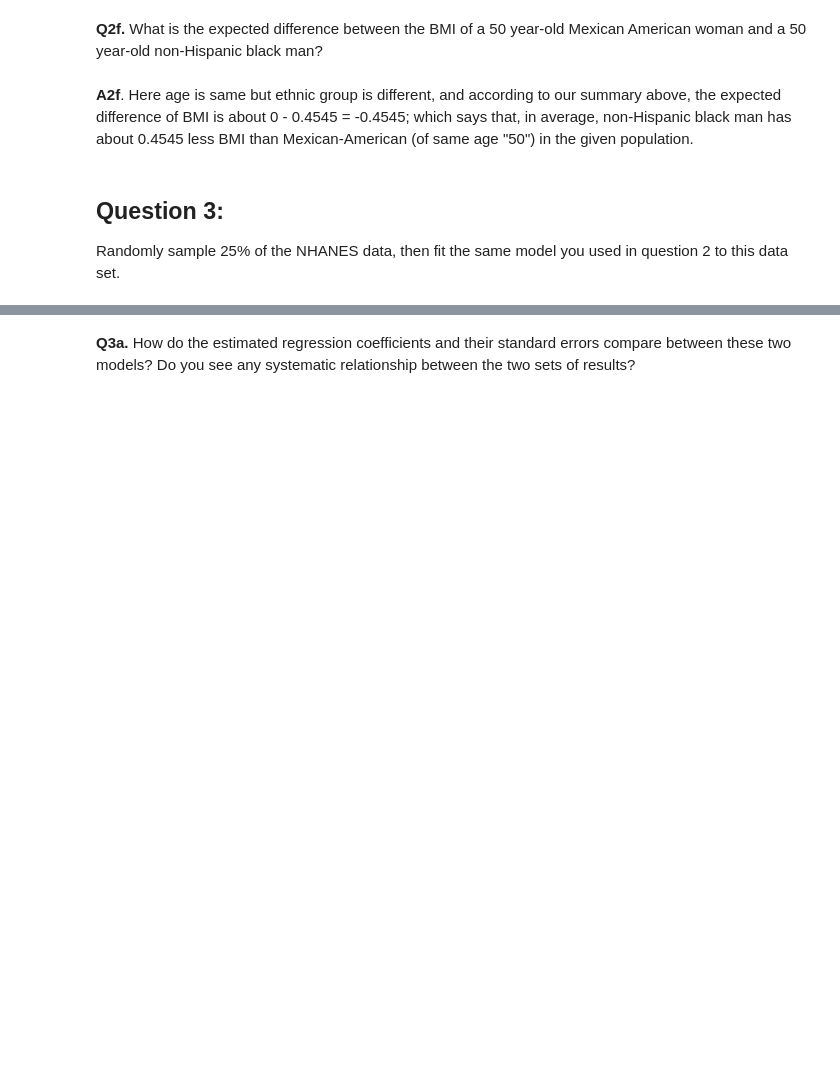
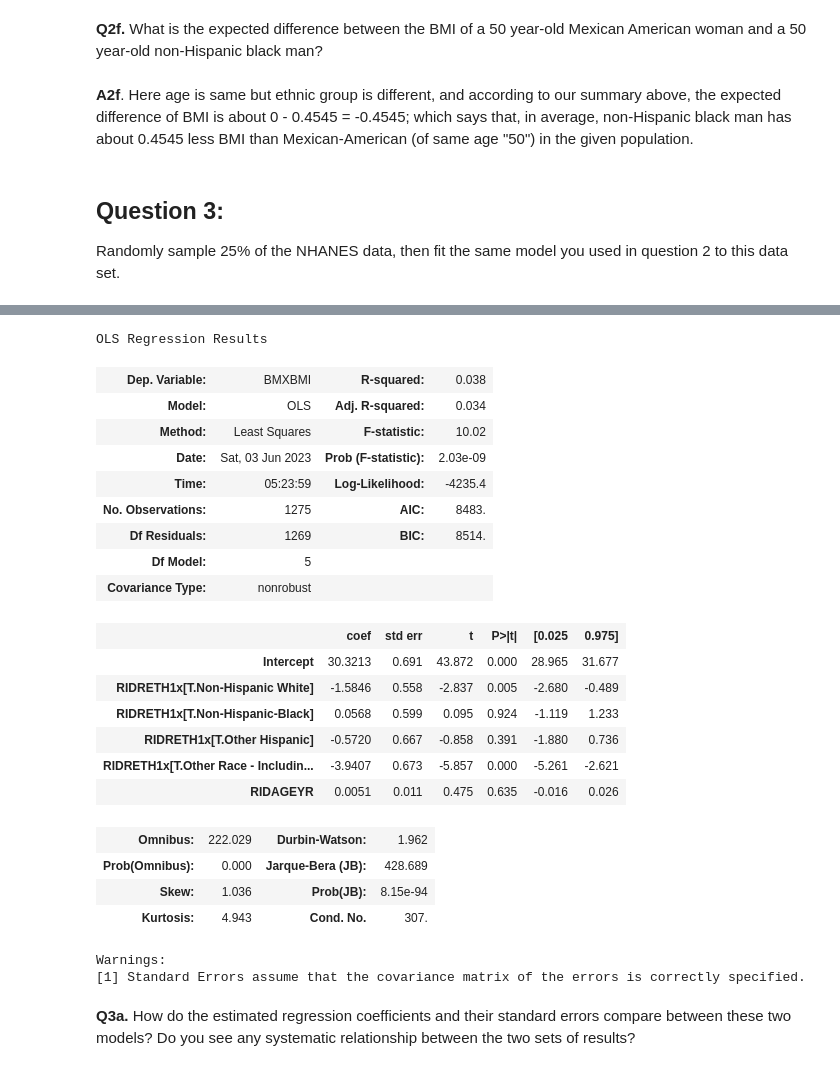
Before and after one commit to wolfinwallst/statistics_Python_and_R, a Jupyter notebook: Statistics with Python 특화 과정 - UMICH/Lecture 3 - Fitting Statistical Models to Data with Python/WEEK 2 - FITTING MODELS TO INDEPENDENT DATA/#32 (modified) week2_nhanes_practice.ipynb, the cells around one changed output, grey strips where cells are left out. Cells and saved outputs as stored; diff of their text form; code cells hidden in the pictures; blank space fills up the shorter version.

```diff
--- a/Statistics with Python 특화 과정 - UMICH/Lecture 3 - Fitting Statistical Models to Data with Python/WEEK 2 - FITTING MODELS TO INDEPENDENT DATA/#32 (modified) week2_nhanes_practice.ipynb
+++ b/Statistics with Python 특화 과정 - UMICH/Lecture 3 - Fitting Statistical Models to Data with Python/WEEK 2 - FITTING MODELS TO INDEPENDENT DATA/#32 (modified) week2_nhanes_practice.ipynb
@@ -173,0 +172,3 @@ Randomly sample 25% of the NHANES data, then fit the same model you used in ques
+# %%
+sample_size = int(da.shape[0] * 0.25)
+print(sample_size)
@@ -174,2 +204,33 @@ Randomly sample 25% of the NHANES data, then fit the same model you used in ques
+# %%
+# put random_state=42 for reimplementation purpose (via fixing the random seed)
+da1 = da.sample(n=sample_size, random_state=42)
+
+model1 = sm.OLS.from_formula("BMXBMI ~ RIDAGEYR + RIDRETH1x", data=da1)
+result1 = model1.fit()
+result1.summary()
+# %% [output]
+OLS Regression Results
+| Dep. Variable: | BMXBMI | R-squared: | 0.038 |
+| Model: | OLS | Adj. R-squared: | 0.034 |
+| Method: | Least Squares | F-statistic: | 10.02 |
+| Date: | Sat, 03 Jun 2023 | Prob (F-statistic): | 2.03e-09 |
+| Time: | 05:23:59 | Log-Likelihood: | -4235.4 |
+| No. Observations: | 1275 | AIC: | 8483. |
+| Df Residuals: | 1269 | BIC: | 8514. |
+| Df Model: | 5 |  |  |
+| Covariance Type: | nonrobust |  |  |
+|  | coef | std err | t | P>|t| | [0.025 | 0.975] |
+| Intercept | 30.3213 | 0.691 | 43.872 | 0.000 | 28.965 | 31.677 |
+| RIDRETH1x[T.Non-Hispanic White] | -1.5846 | 0.558 | -2.837 | 0.005 | -2.680 | -0.489 |
+| RIDRETH1x[T.Non-Hispanic-Black] | 0.0568 | 0.599 | 0.095 | 0.924 | -1.119 | 1.233 |
+| RIDRETH1x[T.Other Hispanic] | -0.5720 | 0.667 | -0.858 | 0.391 | -1.880 | 0.736 |
+| RIDRETH1x[T.Other Race - Includin... | -3.9407 | 0.673 | -5.857 | 0.000 | -5.261 | -2.621 |
+| RIDAGEYR | 0.0051 | 0.011 | 0.475 | 0.635 | -0.016 | 0.026 |
+| Omnibus: | 222.029 | Durbin-Watson: | 1.962 |
+| Prob(Omnibus): | 0.000 | Jarque-Bera (JB): | 428.689 |
+| Skew: | 1.036 | Prob(JB): | 8.15e-94 |
+| Kurtosis: | 4.943 | Cond. No. | 307. |
+Warnings:
+[1] Standard Errors assume that the covariance matrix of the errors is correctly specified.
 # %% [markdown]
 __Q3a.__ How do the estimated regression coefficients and their standard errors compare between these two models?  Do you see any systematic relationship between the two sets of results?
```
Also changed, not shown: parts of 16 cells of this notebook.
